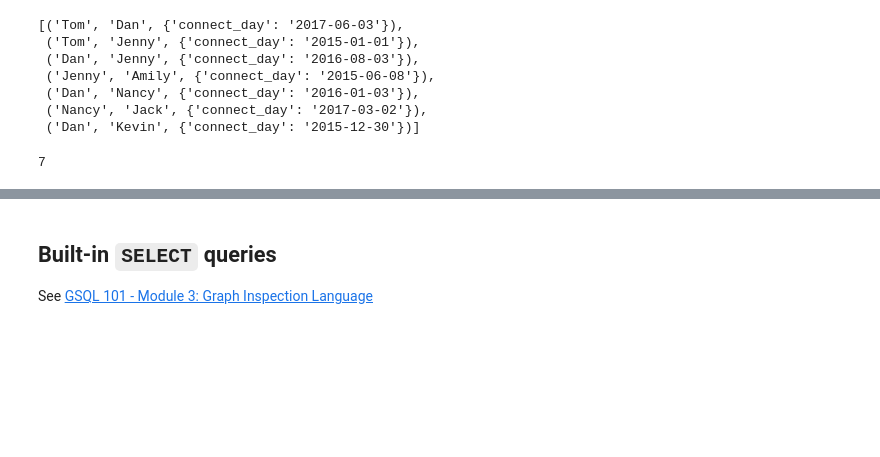
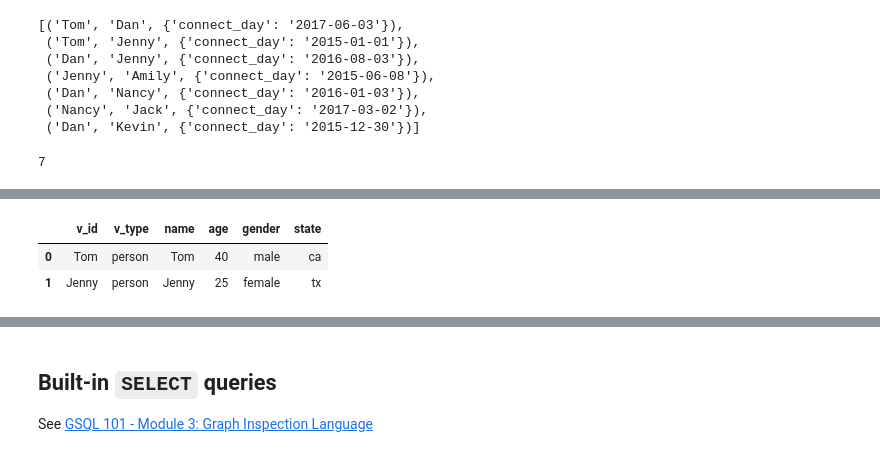
Before and after one commit to pyTigerGraph/pyTigerGraph, a Jupyter notebook: examples/GSQL101 - PyTigerGraph.ipynb, the cells around one changed output, grey strips where cells are left out. Cells and saved outputs as stored; diff of their text form; code cells hidden in the pictures; blank space fills up the shorter version.

```diff
--- a/examples/GSQL101 - PyTigerGraph.ipynb
+++ b/examples/GSQL101 - PyTigerGraph.ipynb
@@ -246,0 +273,6 @@ conn.upsertEdges(
+# %%
+conn.getVertexDataframeByID('person',['Tom','Jenny'])
+# %% [output]
+|  | v_id | v_type | name | age | gender | state |
+| 0 | Tom | person | Tom | 40 | male | ca |
+| 1 | Jenny | person | Jenny | 25 | female | tx |
```
Also changed, not shown: parts of 12 cells of this notebook, 4 other files.
